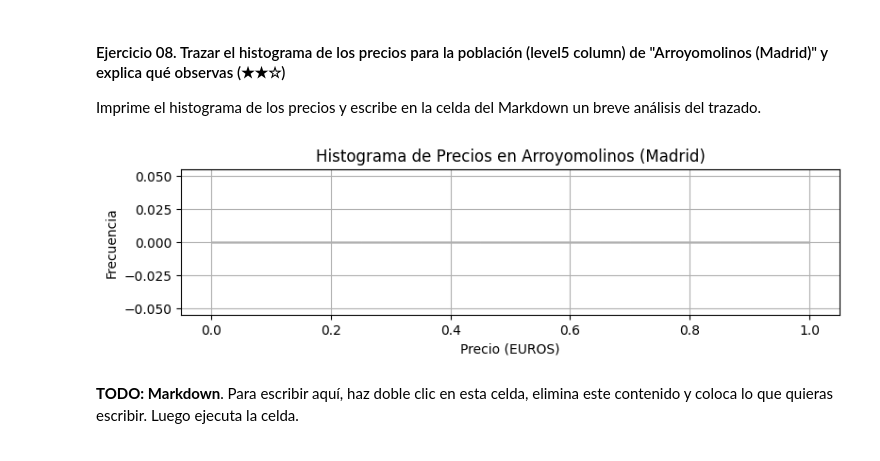
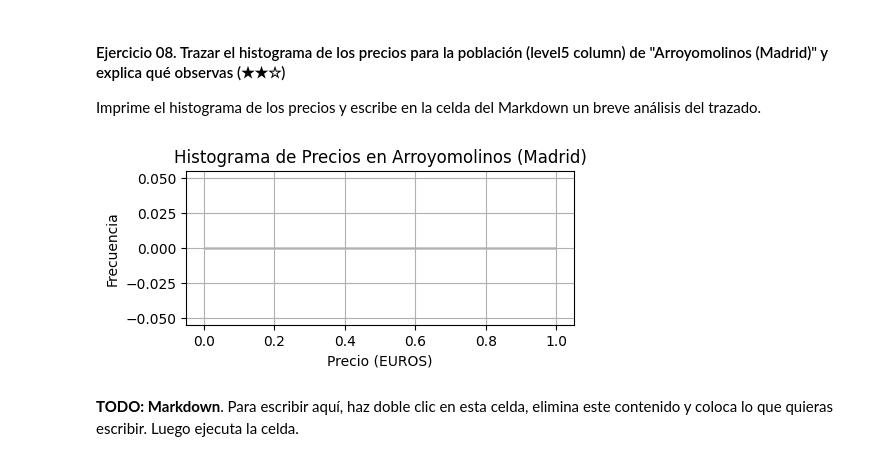
Before and after one commit to 4GeeksAcademy/0-PILAR-PREWORK, a Jupyter notebook: ejercicioPILARH-project.es.ipynb, the cells around one changed output. Cells and saved outputs as stored; diff of their text form; code cells hidden in the pictures.

```diff
--- a/ejercicioPILARH-project.es.ipynb
+++ b/ejercicioPILARH-project.es.ipynb
@@ -241,26 +241,30 @@ La media de precios en arroyomolinos (Madrid) es de nan EUROS
 
 Imprime el histograma de los precios y escribe en la celda del Markdown un breve análisis del trazado.
 # %%
-# TODO: Code
 import pandas as pd
 import matplotlib.pyplot as plt
 
 # Cargar el DataFrame desde el archivo CSV
 ds = pd.read_csv('assets/real_estate.csv', sep=';')
 
 # Filtrar el DataFrame para la población "arroyomolinos (Madrid)"
 arroyomolinos = ds[ds['level5'] == 'arroyomolinos (Madrid)']
 
+# Eliminar los valores NaN en la columna 'price' y asegurarse de que los datos sean numéricos
+arroyomolinos = arroyomolinos.dropna(subset=['price'])
+arroyomolinos['price'] = pd.to_numeric(arroyomolinos['price'], errors='coerce')
+arroyomolinos = arroyomolinos.dropna(subset=['price'])
+
 # Trazar el histograma de los precios
-plt.figure(figsize=(9, 2))
+plt.figure(figsize=(5, 2))
 plt.hist(arroyomolinos['price'], bins=20, edgecolor='black')
 plt.title('Histograma de Precios en Arroyomolinos (Madrid)')
 plt.xlabel('Precio (EUROS)')
 plt.ylabel('Frecuencia')
 plt.grid(True)
 plt.show()
 # %% [output]
-[figure, old version]
+[figure, new version]
 # %% [markdown]
 **TODO: Markdown**. Para escribir aquí, haz doble clic en esta celda, elimina este contenido y coloca lo que quieras escribir. Luego ejecuta la celda.
 # %% [markdown]
```
Also changed, not shown: parts of 4 cells of this notebook.
